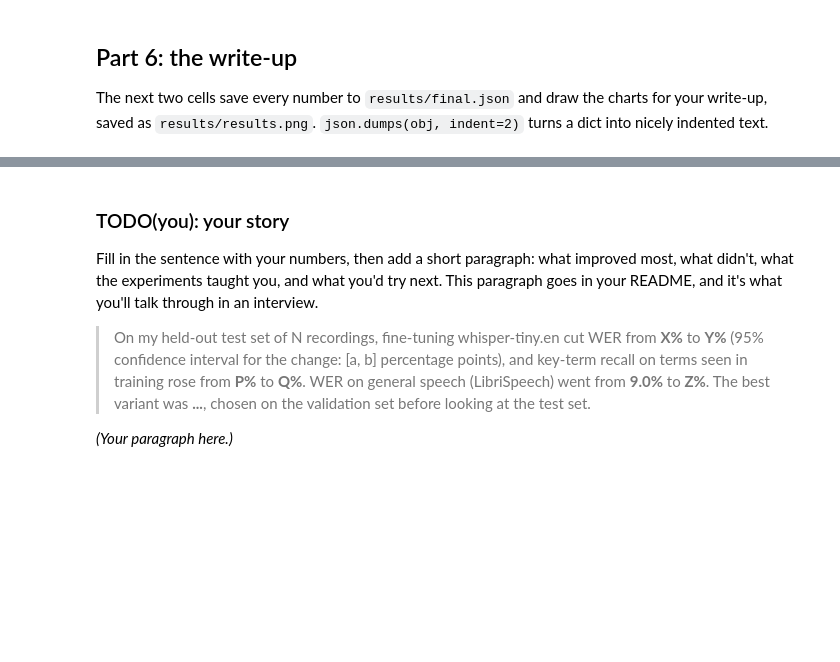
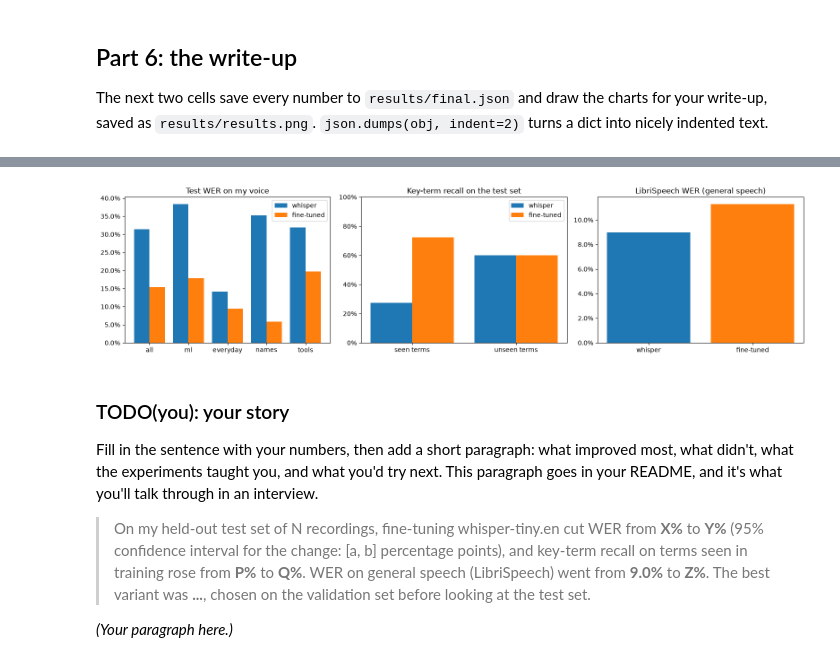
Before and after one commit to poseidonyash/whisper-finetune, a Jupyter notebook: 04_honest_evaluation.ipynb, the cells around one changed output, grey strips where cells are left out. Saved outputs shown, nothing was run; the diff lists cells and outputs as text; code cells hidden in the pictures; blank space fills up the shorter version.

Commit message:
updated models

```diff
--- a/04_honest_evaluation.ipynb
+++ b/04_honest_evaluation.ipynb
@@ -341,7 +341,7 @@ Set `best_name` to the name of the experiment your rule picks, using only the va
 If your rule is just "lowest validation WER", `min(results.values(), key=lambda r: r["best_val_wer"])` returns the winning result dict: `min` with a `key` function returns the item whose key is smallest. Its `"name"` is the name you want.
 # %%
 # TODO(you): the experiment your selection rule picks.
-best_name = ...
+best_name = min(results.values(), key = lambda r: r["best_val_wer"])["name"]
 
 best = results[best_name]
 print(f"Chosen: {best_name} (best epoch {best['best_epoch']}, val WER {best['best_val_wer']:.1%})")
@@ -418,7 +478,15 @@ for ref, b, t in changed[:12]:
 Compute `libri_before` (a fresh whisper-tiny.en) and `libri_after` (your `tuned_model`) on `libri_audios` and `libri_refs`. Each takes about 40 seconds.
 # %%
 # TODO(you): LibriSpeech WER of the original and the chosen model.
-libri_before = ...
-libri_after = ...
+original_model = WhisperForConditionalGeneration.from_pretrained(MODEL_NAME).eval()
+original_model.eval()
 
+libri_before = corpus_wer(
+    libri_refs,
+    transcribe(original_model, libri_audios)
+)
+libri_after = corpus_wer(
+    libri_refs,
+    transcribe(tuned_model, libri_audios)
+)
 print(f"LibriSpeech WER: {libri_before:.1%} -> {libri_after:.1%}")
@@ -502,31 +621,33 @@ print(json.dumps(final, indent=2))
 # %%
 fig, axes = plt.subplots(1, 3, figsize=(16, 4))
 
 categories = list(base_category_wer)
 x = np.arange(len(categories) + 1)
-axes[0].bar(x - 0.2, [base_wer] + [base_category_wer[c] for c in categories], width=0.4, label="whisper-tiny.en")
+axes[0].bar(x - 0.2, [base_wer] + [base_category_wer[c] for c in categories], width=0.4, label="whisper")
 axes[0].bar(x + 0.2, [tuned_wer] + [tuned_category_wer[c] for c in categories], width=0.4, label="fine-tuned")
 axes[0].set_xticks(x, ["all"] + categories)
 axes[0].set_title("Test WER on my voice")
 axes[0].legend()
 
 groups = [("seen", "baseline_seen", "tuned_seen"), ("unseen", "baseline_unseen", "tuned_unseen")]
 x = np.arange(len(groups))
-axes[1].bar(x - 0.2, [recall[b]["recall"] or 0 for _, b, _ in groups], width=0.4, label="whisper-tiny.en")
+axes[1].bar(x - 0.2, [recall[b]["recall"] or 0 for _, b, _ in groups], width=0.4, label="whisper")
 axes[1].bar(x + 0.2, [recall[t]["recall"] or 0 for _, _, t in groups], width=0.4, label="fine-tuned")
 axes[1].set_xticks(x, [f"{name} terms" for name, _, _ in groups])
 axes[1].set_ylim(0, 1)
 axes[1].set_title("Key-term recall on the test set")
 axes[1].legend()
 
-axes[2].bar(["whisper-tiny.en", "fine-tuned"], [libri_before, libri_after], color=["tab:blue", "tab:orange"])
+axes[2].bar(["whisper", "fine-tuned"], [libri_before, libri_after], color=["tab:blue", "tab:orange"])
 axes[2].set_title("LibriSpeech WER (general speech)")
 
 for ax in axes:
     ax.yaxis.set_major_formatter(PercentFormatter(1.0))
 plt.tight_layout()
 plt.savefig(RESULTS_DIR / ("results_smoke.png" if SMOKE_TEST else "results.png"), dpi=150)
 plt.show()
+# %% [output]
+[figure, added]
 # %% [markdown]
 ### TODO(you): your story
 
```
Also changed, not shown: parts of 10 cells of this notebook, 2 other files.
